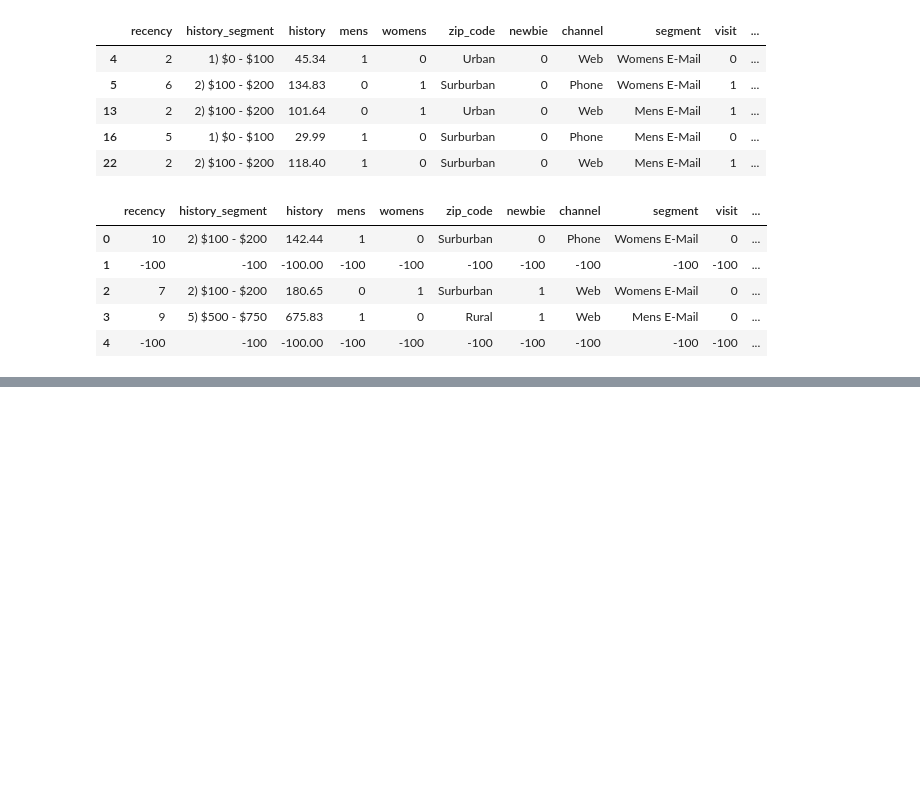
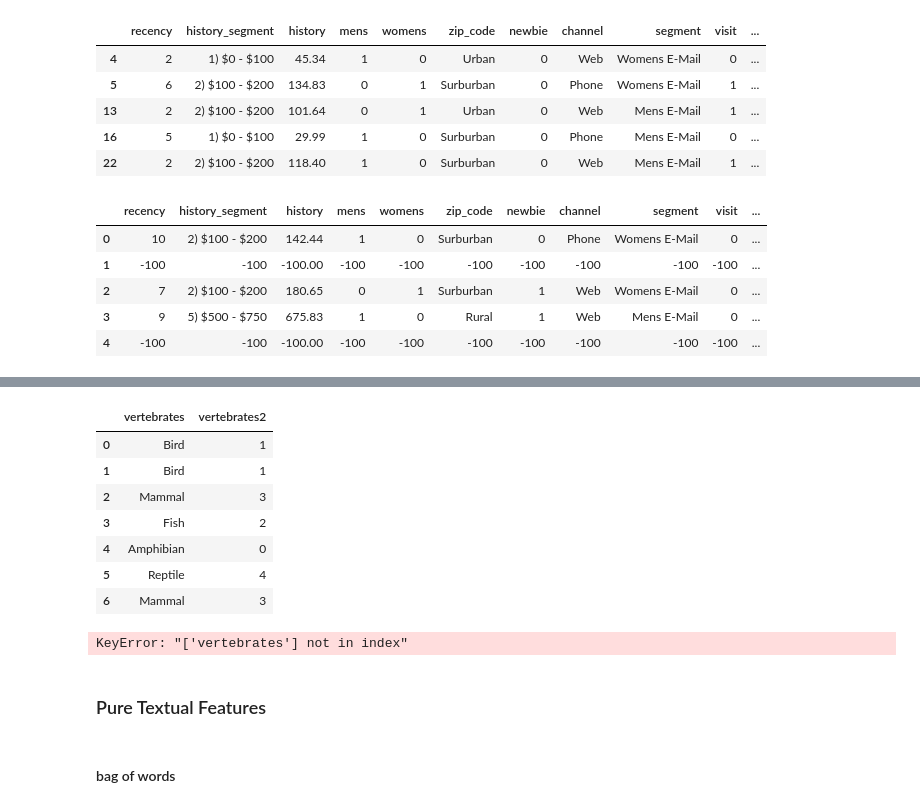
Before and after one commit to rbk2145/edx-Microsoft--DAT210x, a Jupyter notebook: DAT210x-master/Module2/Module2- Practice.ipynb, the cells around one changed output, grey strips where cells are left out. Drawn from its saved outputs; the diff is of its cells as text; code cells hidden in the pictures; blank space fills up the shorter version.

```diff
--- a/DAT210x-master/Module2/Module2- Practice.ipynb
+++ b/DAT210x-master/Module2/Module2- Practice.ipynb
@@ -126,0 +156,2 @@ df.head()
+# %%
+df2 = pd.DataFrame({'vertebrates':['Bird','Bird','Mammal','Fish','Amphibian','Reptile','Mammal',]})
@@ -126,0 +169,21 @@ df.head()
+# %%
+df2['vertebrates2'] = df2.vertebrates.astype("category").cat.codes
+# %%
+df2
+# %% [output]
+|  | vertebrates | vertebrates2 |
+| 0 | Bird | 1 |
+| 1 | Bird | 1 |
+| 2 | Mammal | 3 |
+| 3 | Fish | 2 |
+| 4 | Amphibian | 0 |
+| 5 | Reptile | 4 |
+| 6 | Mammal | 3 |
+# %%
+df3 = pd.get_dummies(df,columns=['vertebrates'])
+# %% [output]
+KeyError: "['vertebrates'] not in index"
+# %% [markdown]
+### Pure Textual Features
+# %% [markdown]
+#### bag of words
```
Also changed, not shown: parts of 17 cells of this notebook.
